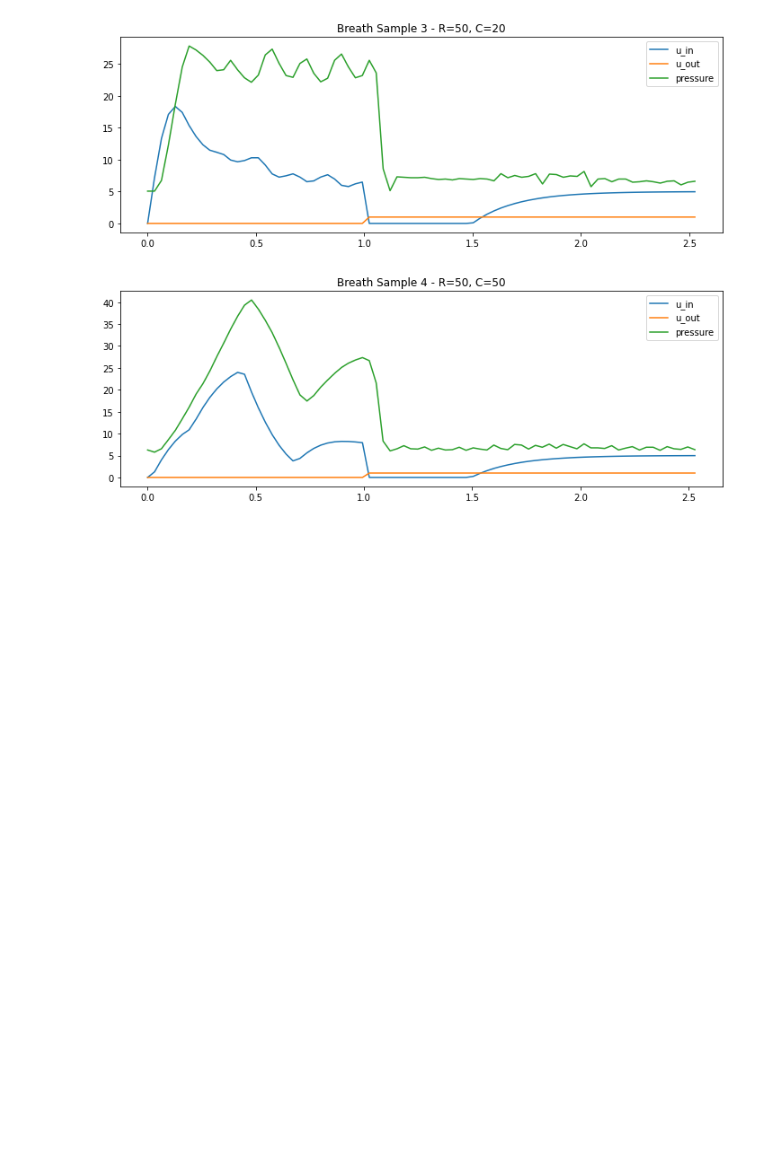
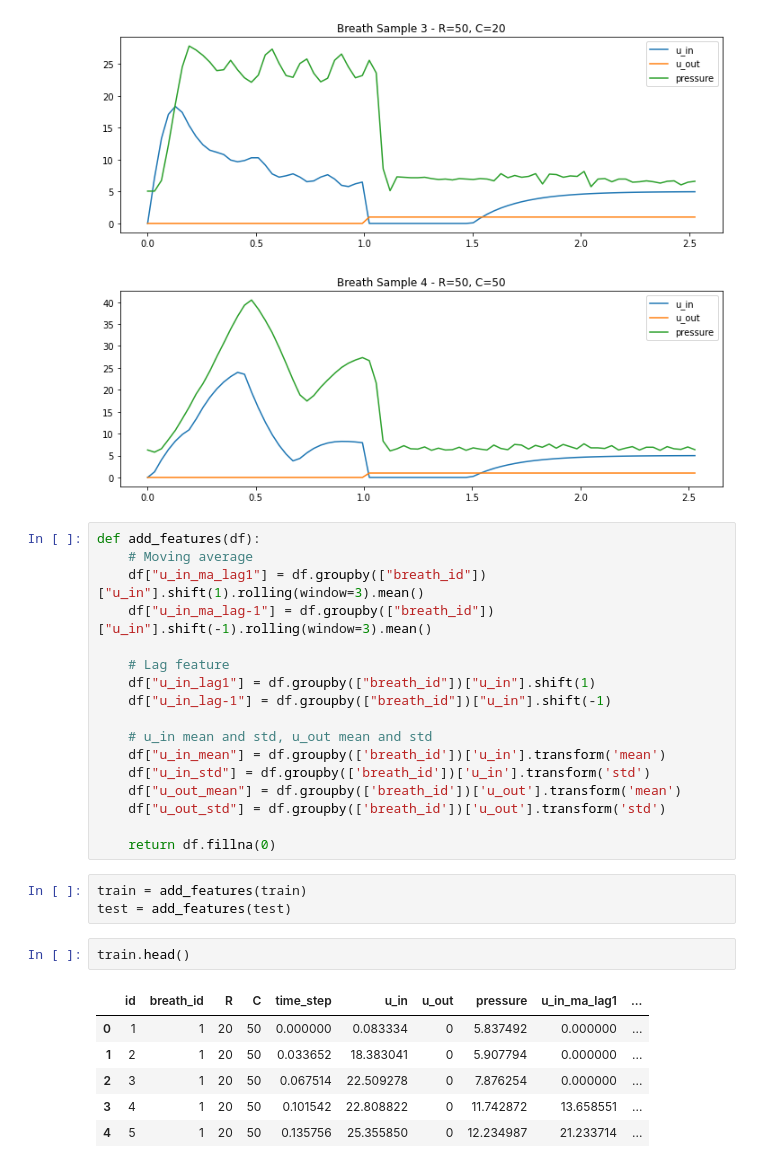
Before and after one commit to fola789/Ventilator-Pressure-Prediction, a Jupyter notebook: VPP.IPYNB, the cells around one changed output. Drawn from its saved outputs; the diff is of its cells as text; blank space fills up the shorter version.

```diff
--- a/VPP.IPYNB
+++ b/VPP.IPYNB
@@ -315,3 +316,32 @@ for i in df['breath_id'].unique():
 [figure]
 [figure]
 [figure]
+# %%
+def add_features(df):
+    # Moving average
+    df["u_in_ma_lag1"] = df.groupby(["breath_id"])["u_in"].shift(1).rolling(window=3).mean()
+    df["u_in_ma_lag-1"] = df.groupby(["breath_id"])["u_in"].shift(-1).rolling(window=3).mean()
+
+    # Lag feature
+    df["u_in_lag1"] = df.groupby(["breath_id"])["u_in"].shift(1)
+    df["u_in_lag-1"] = df.groupby(["breath_id"])["u_in"].shift(-1)
+
+    # u_in mean and std, u_out mean and std
+    df["u_in_mean"] = df.groupby(['breath_id'])['u_in'].transform('mean')
+    df["u_in_std"] = df.groupby(['breath_id'])['u_in'].transform('std')
+    df["u_out_mean"] = df.groupby(['breath_id'])['u_out'].transform('mean')
+    df["u_out_std"] = df.groupby(['breath_id'])['u_out'].transform('std')
+
+    return df.fillna(0)
+# %%
+train = add_features(train)
+test = add_features(test)
+# %%
+train.head()
+# %% [output]
+|  | id | breath_id | R | C | time_step | u_in | u_out | pressure | u_in_ma_lag1 | ... |
+| 0 | 1 | 1 | 20 | 50 | 0.000000 | 0.083334 | 0 | 5.837492 | 0.000000 | ... |
+| 1 | 2 | 1 | 20 | 50 | 0.033652 | 18.383041 | 0 | 5.907794 | 0.000000 | ... |
+| 2 | 3 | 1 | 20 | 50 | 0.067514 | 22.509278 | 0 | 7.876254 | 0.000000 | ... |
+| 3 | 4 | 1 | 20 | 50 | 0.101542 | 22.808822 | 0 | 11.742872 | 13.658551 | ... |
+| 4 | 5 | 1 | 20 | 50 | 0.135756 | 25.355850 | 0 | 12.234987 | 21.233714 | ... |
```
Also changed, not shown: parts of 5 cells of this notebook.
